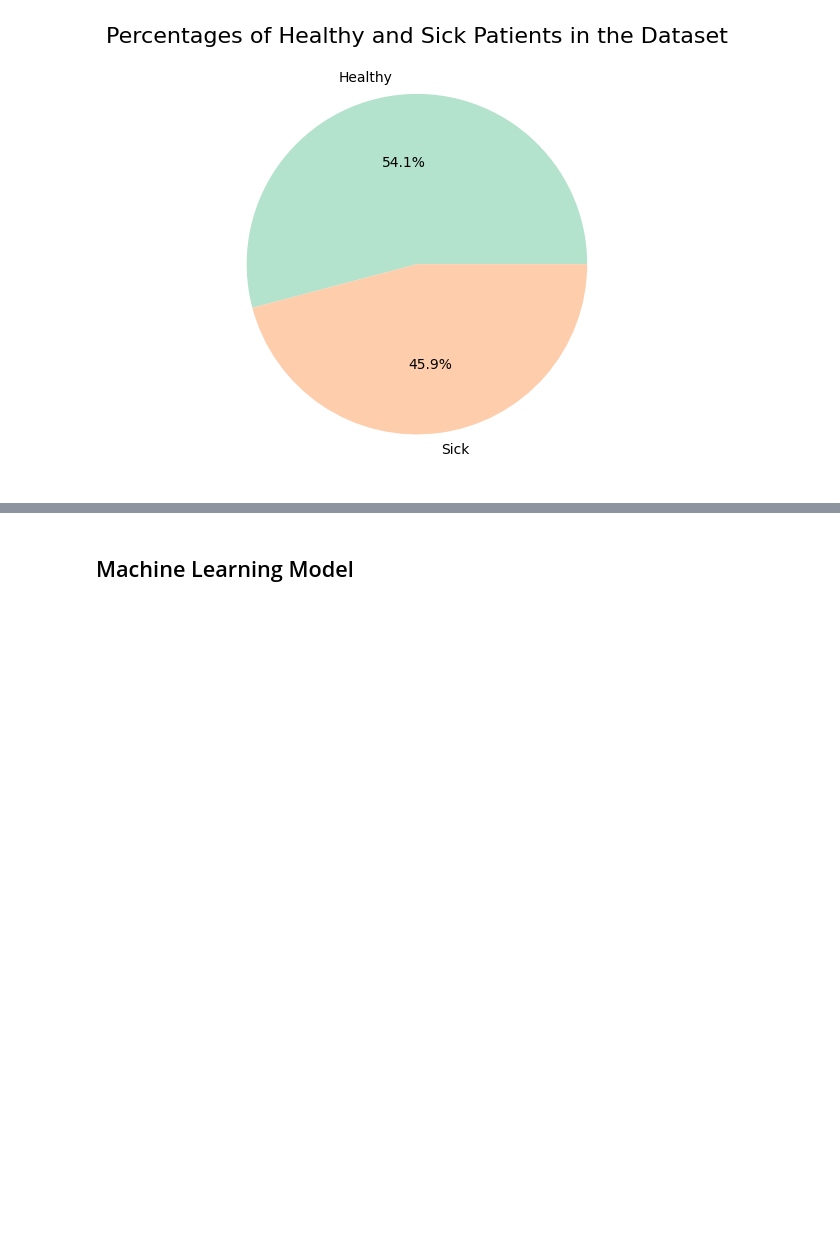
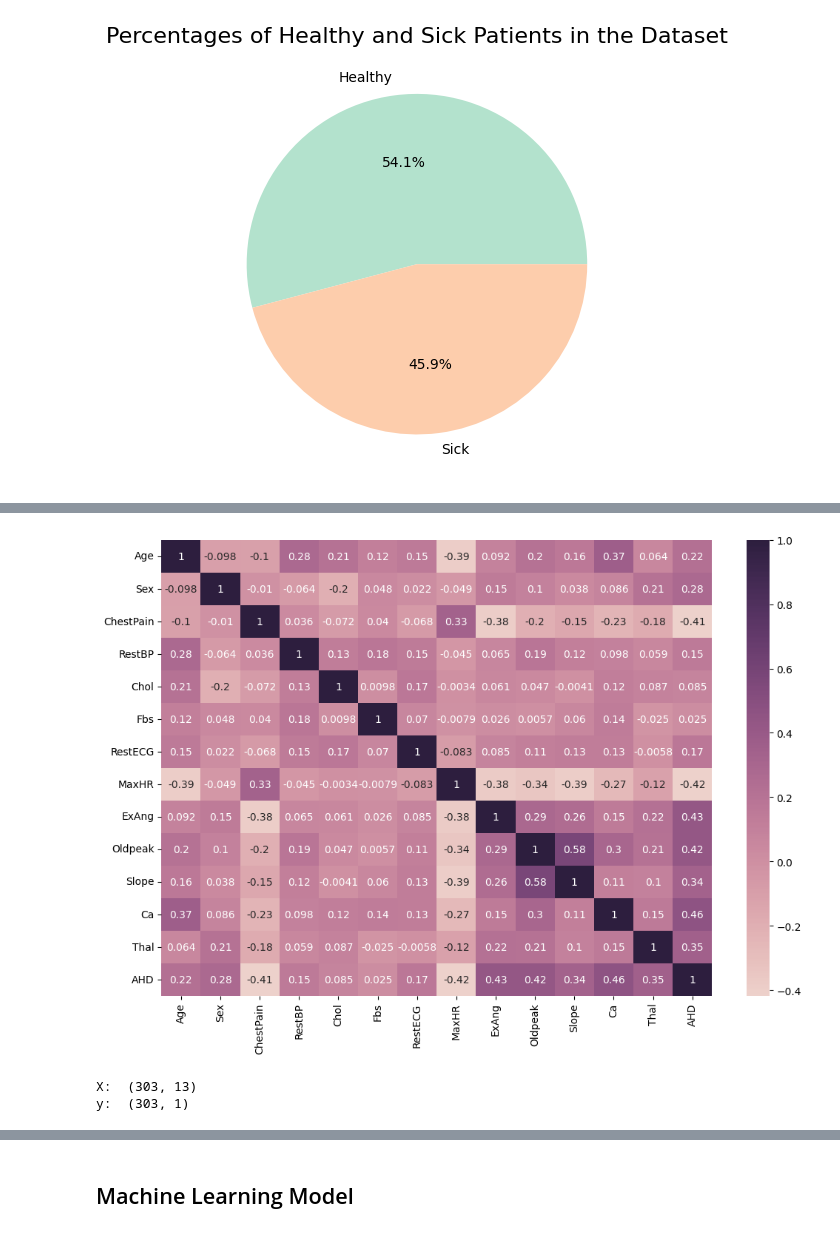
Before and after one commit to sudenurcure/Techcareernet-DataScience-Bootcamp, a Jupyter notebook: main.ipynb, the cells around one changed output, grey strips where cells are left out. Drawn from its saved outputs; the diff is of its cells as text; code cells hidden in the pictures; blank space fills up the shorter version.

```diff
--- a/main.ipynb
+++ b/main.ipynb
@@ -87,4 +94,6 @@ ChestPain : object -> tb. transformed (ordinal encoding)
 # %% [markdown]
 ## Clean or Alter the Document
+# %%
+data["Thal"] = data["Thal"].fillna(method ="ffill" )
 # %%
-data["Ca"].fillna(0)
+data["Ca"] = data["Ca"].fillna(0)
@@ -145,0 +180,16 @@ plt.show()
+# %%
+fig, ax = plt.subplots(figsize=(12,8))
+_ = sns.heatmap(data = data.corr(), annot = True, cmap=sns.cubehelix_palette(as_cmap=True),ax=ax) # Turn table to heatmap for better visualization
+# %% [output]
+[figure, added]
+# %%
+# Seperate data to dependent and independent variables
+
+X = data.iloc[:,:-1]
+y = data.iloc[:, -1:]
+
+print("X: ",X.shape)
+print("y: ",y.shape)
+# %% [output]
+X:  (303, 13)
+y:  (303, 1)
```
Also changed, not shown: parts of 26 cells of this notebook.
